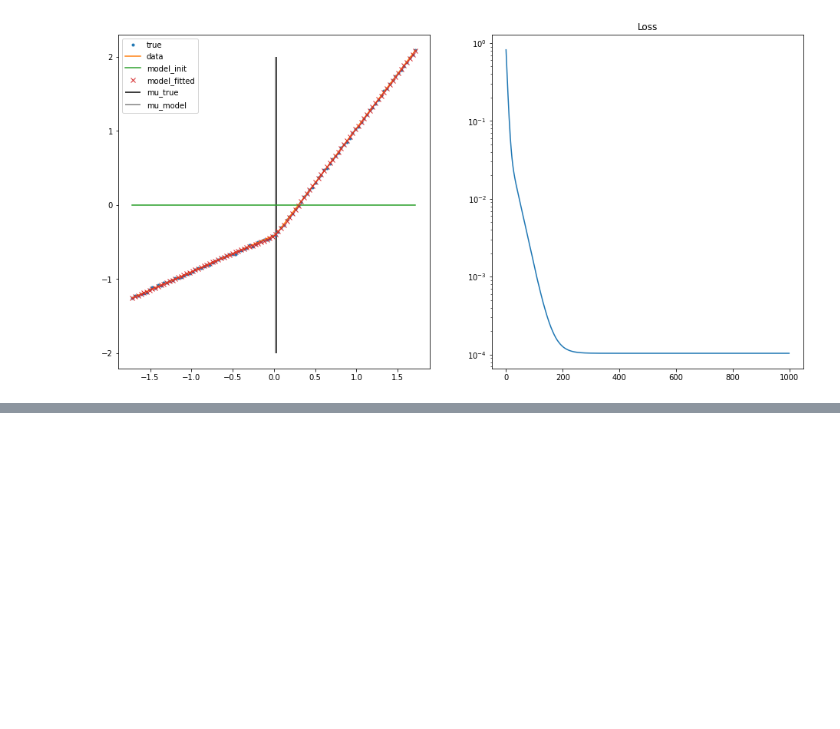
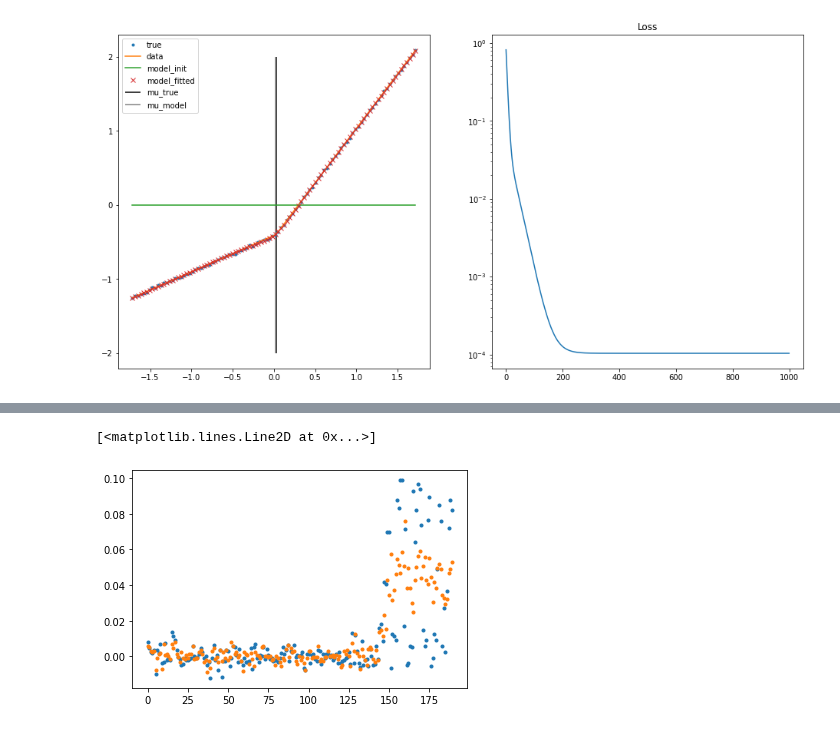
Before and after one commit to jpbm/probabilism, a Jupyter notebook: Statistics - Piecewise Functions, Breakpoints.ipynb, the cells around one changed output, grey strips where cells are left out. Saved outputs shown, nothing was run; the diff lists cells and outputs as text; code cells hidden in the pictures; blank space fills up the shorter version.

```diff
--- a/Statistics - Piecewise Functions, Breakpoints.ipynb
+++ b/Statistics - Piecewise Functions, Breakpoints.ipynb
@@ -280,0 +349,6 @@ plt.plot(m_true,(np.array(a_fitted)-a)**2,'.')
+# %%
+plt.plot(b1_fitted,'.')
+plt.plot(b2_fitted,'.')
+# %% [output]
+[<matplotlib.lines.Line2D at 0x...>]
+[figure, added]
```
Also changed, not shown: parts of 8 cells of this notebook.
